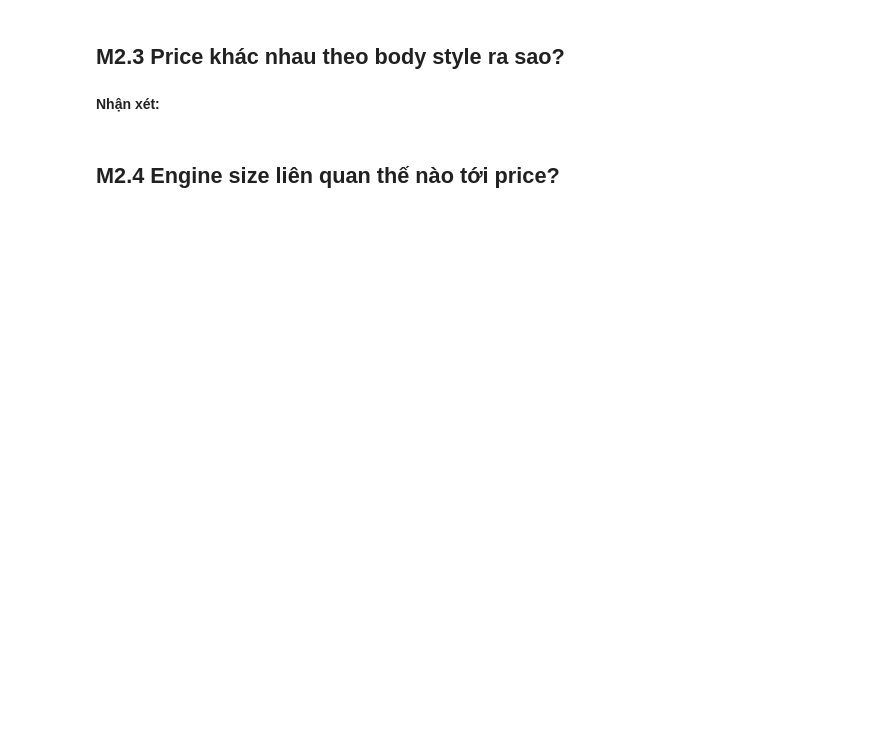
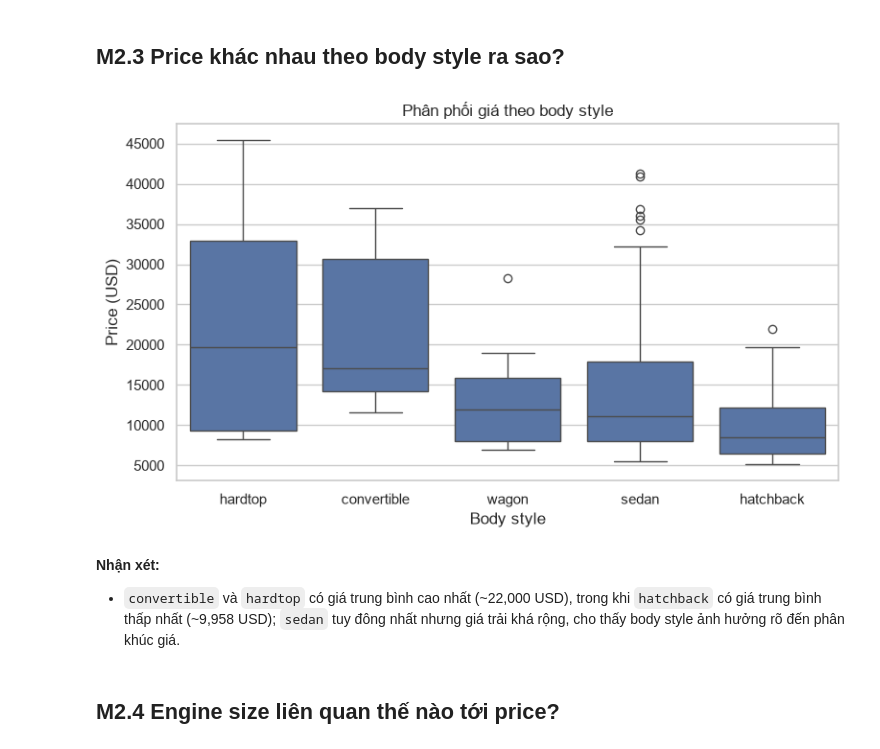
Before and after one commit to Thiennguyenut/mliot-pyml-2026-hw, a Jupyter notebook: week02/numpy-pandas-eda-hw/numpy_pandas_eda_hw.ipynb, the cells around one changed output. Drawn from its saved outputs; the diff is of its cells as text; code cells hidden in the pictures; blank space fills up the shorter version.

```diff
--- a/week02/numpy-pandas-eda-hw/numpy_pandas_eda_hw.ipynb
+++ b/week02/numpy-pandas-eda-hw/numpy_pandas_eda_hw.ipynb
@@ -349,8 +445,19 @@ Mỗi biểu đồ cần:
 ## M2.3 Price khác nhau theo body style ra sao?
 # %%
 # TODO M2.3: boxplot price theo body_style
+fig, ax = plt.subplots()
+order = analysis_df.groupby("body_style")["price"].median().sort_values(ascending=False).index
+sns.boxplot(data=analysis_df, x="body_style", y="price", order=order, ax=ax)
+ax.set_title("Phân phối giá theo body style")
+ax.set_xlabel("Body style")
+ax.set_ylabel("Price (USD)")
+plt.tight_layout()
+plt.show()
+# %% [output]
+[figure, added]
 # %% [markdown]
-**Nhận xét:** <!-- 1--2 câu -->
+**Nhận xét:**
+- `convertible` và `hardtop` có giá trung bình cao nhất (~22,000 USD), trong khi `hatchback` có giá trung bình thấp nhất (~9,958 USD); `sedan` tuy đông nhất nhưng giá trải khá rộng, cho thấy body style ảnh hưởng rõ đến phân khúc giá.
 # %% [markdown]
 ## M2.4 Engine size liên quan thế nào tới price?
 # %%
```
Also changed, not shown: parts of 19 cells of this notebook.
